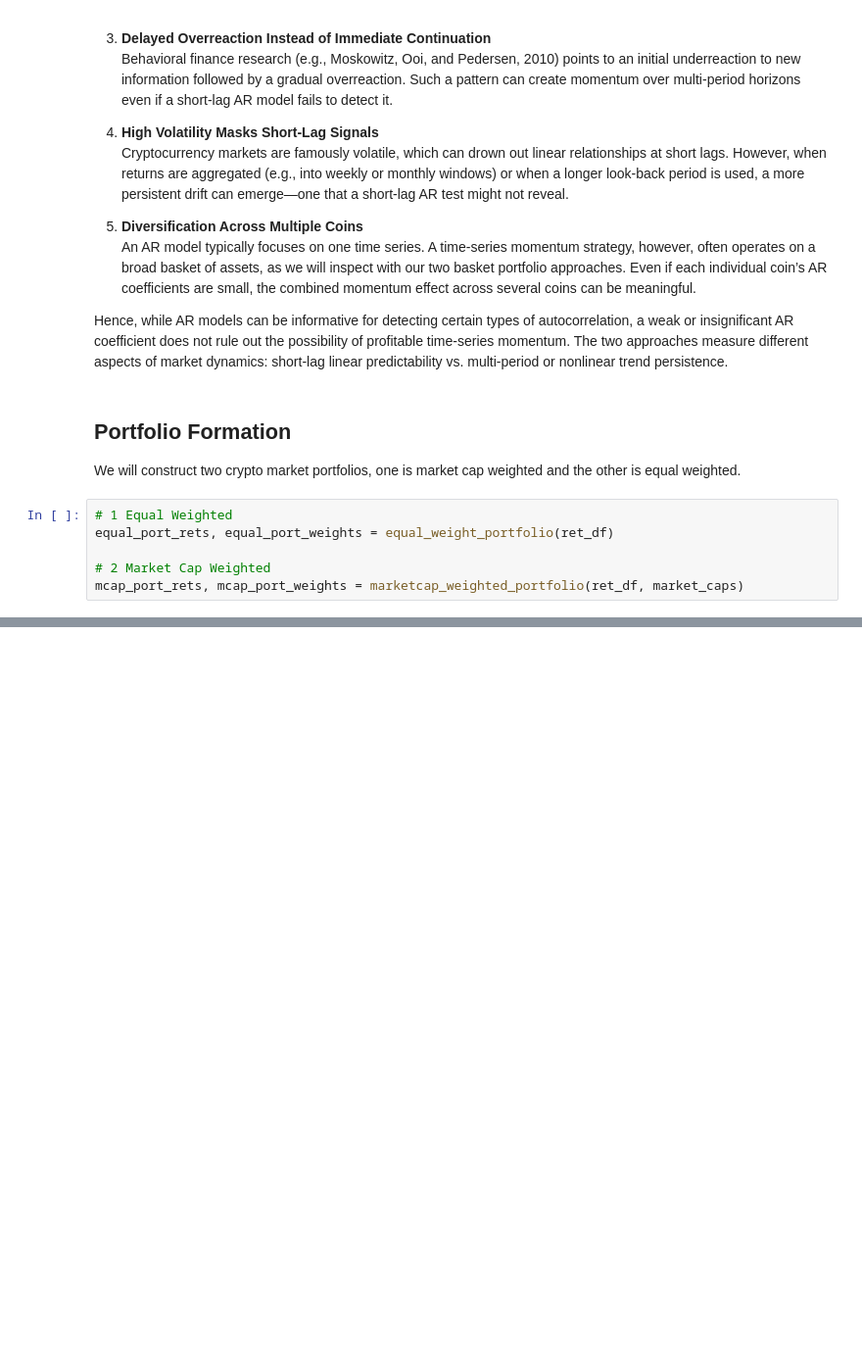
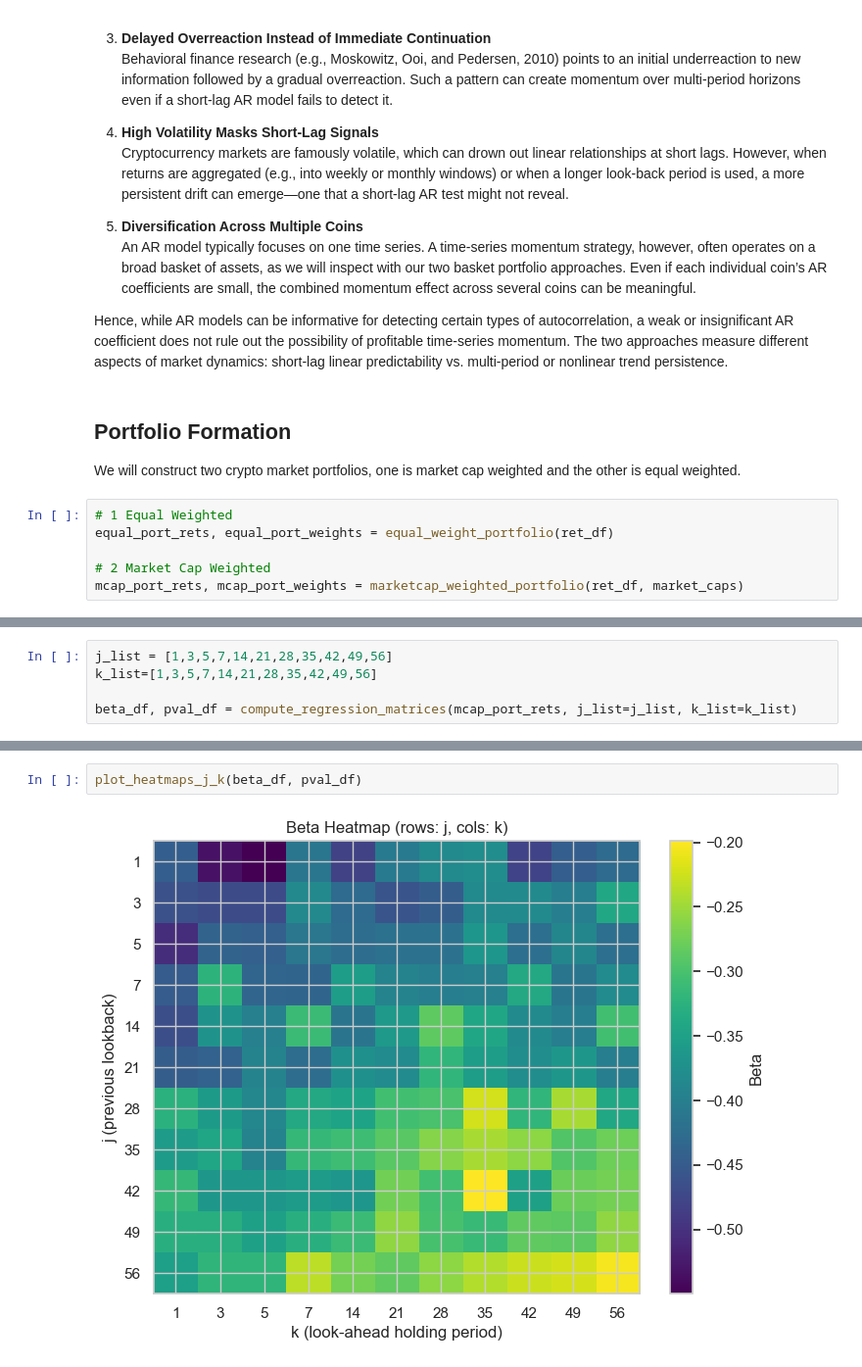
Before and after one commit to andrewpark19/QTS_Final_Project, a Jupyter notebook: QTS_Trading_Project.ipynb, the cells around one changed output, grey strips where cells are left out. Shown at 98% size. Cells and saved outputs as stored; diff of their text form; blank space fills up the shorter version.

Commit message:
beta and p-val for j and k study

```diff
--- a/QTS_Project_Draft.ipynb
+++ b/QTS_Trading_Project.ipynb
@@ -493 +493,6 @@ Understanding $\beta$ and t-stats of various look-back period and holding period
 $$p_{t,t+k} = \alpha + \beta p_{t-j,t} + \epsilon_t$$
+# %%
+j_list = [1,3,5,7,14,21,28,35,42,49,56]
+k_list=[1,3,5,7,14,21,28,35,42,49,56]
+
+beta_df, pval_df = compute_regression_matrices(mcap_port_rets, j_list=j_list, k_list=k_list)
@@ -493,0 +521,4 @@ $$p_{t,t+k} = \alpha + \beta p_{t-j,t} + \epsilon_t$$
+# %%
+plot_heatmaps_j_k(beta_df, pval_df)
+# %% [output]
+[figure, added]
```
Also changed, not shown: parts of 5 cells of this notebook, 1 other file.
